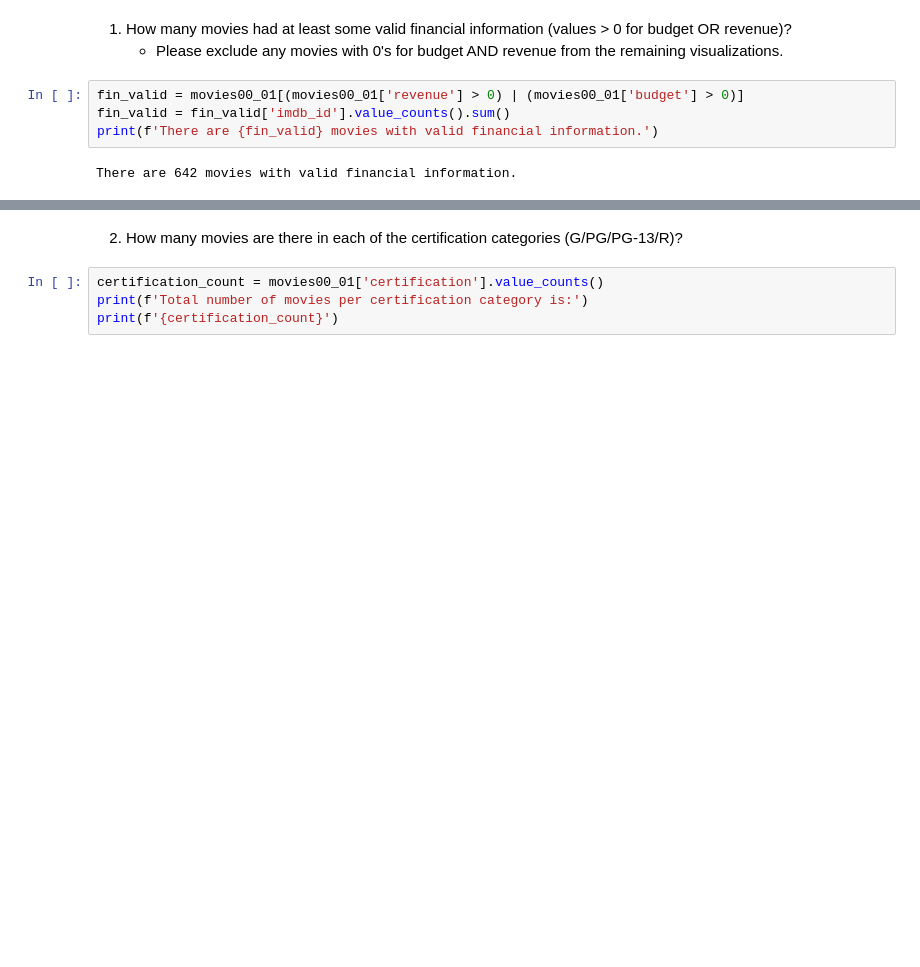
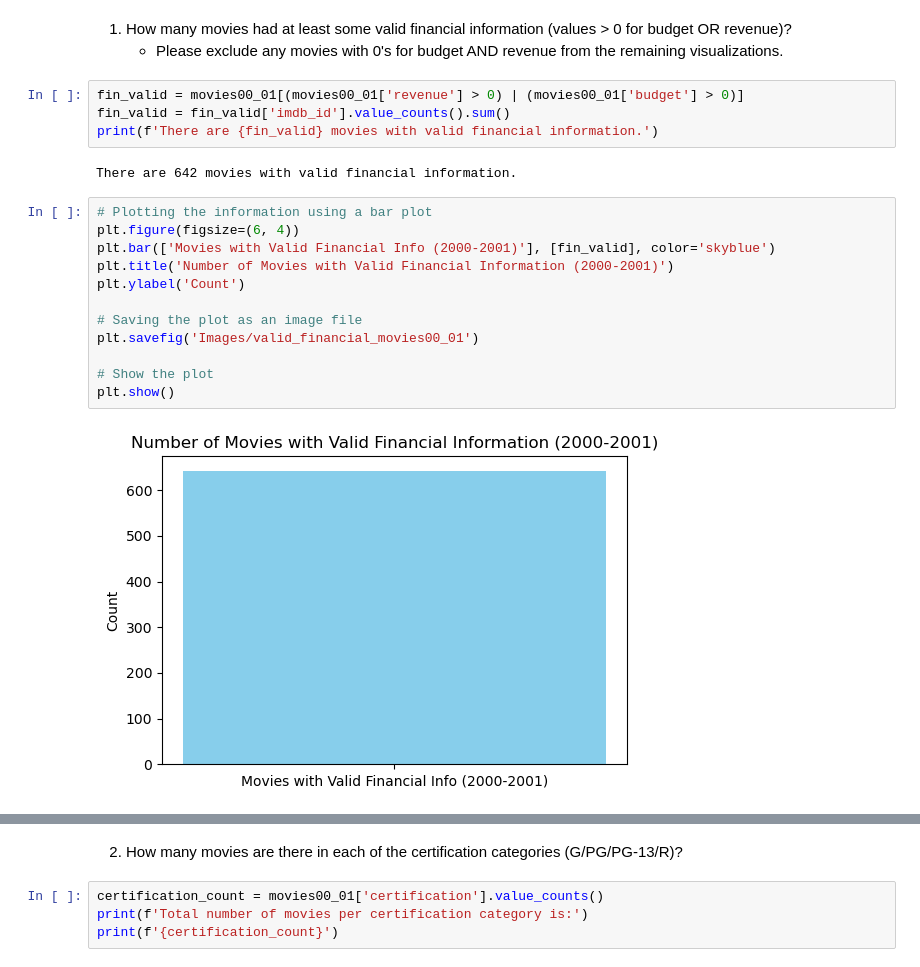
Before and after one commit to patelmedha/IMDB-Movie-Ratings, a Jupyter notebook: PART 2- Extract from TMDB (EDA).ipynb, the cells around one changed output, grey strips where cells are left out. Drawn from its saved outputs; the diff is of its cells as text; blank space fills up the shorter version.

Commit message:
plot EDA

```diff
--- a/PART 2- Extract from TMDB (EDA).ipynb
+++ b/PART 2- Extract from TMDB (EDA).ipynb
@@ -71,3 +93,17 @@ fin_valid = fin_valid['imdb_id'].value_counts().sum()
 print(f'There are {fin_valid} movies with valid financial information.')
 # %% [output]
 There are 642 movies with valid financial information.
+# %%
+# Plotting the information using a bar plot
+plt.figure(figsize=(6, 4))
+plt.bar(['Movies with Valid Financial Info (2000-2001)'], [fin_valid], color='skyblue')
+plt.title('Number of Movies with Valid Financial Information (2000-2001)')
+plt.ylabel('Count')
+
+# Saving the plot as an image file
+plt.savefig('Images/valid_financial_movies00_01')
+
+# Show the plot
+plt.show()
+# %% [output]
+[figure, added]
```
Also changed, not shown: parts of 7 cells of this notebook, 5 other files.
